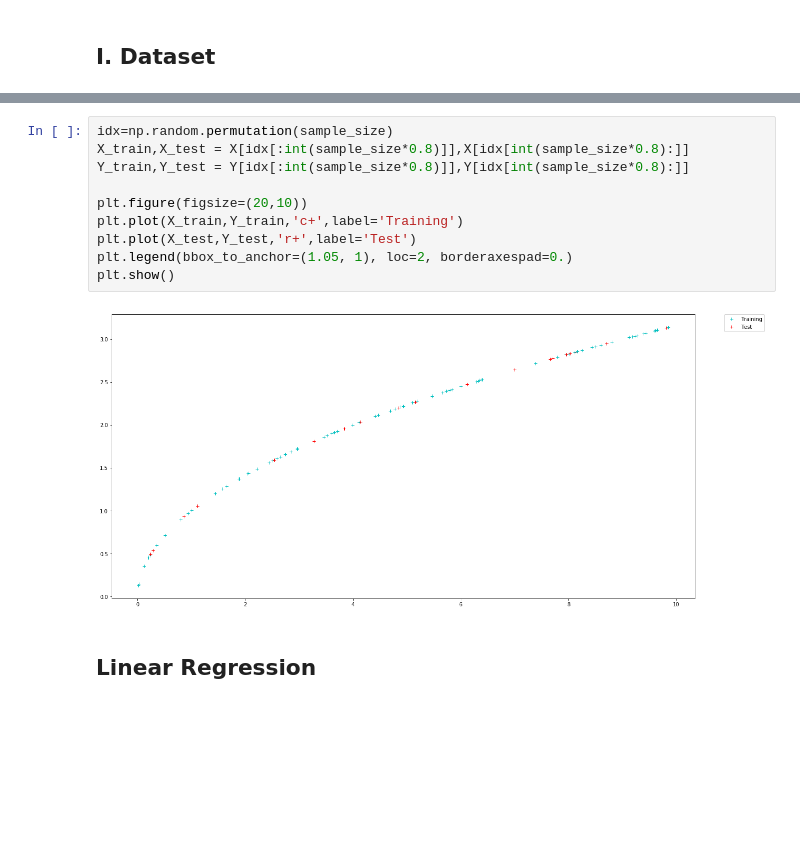
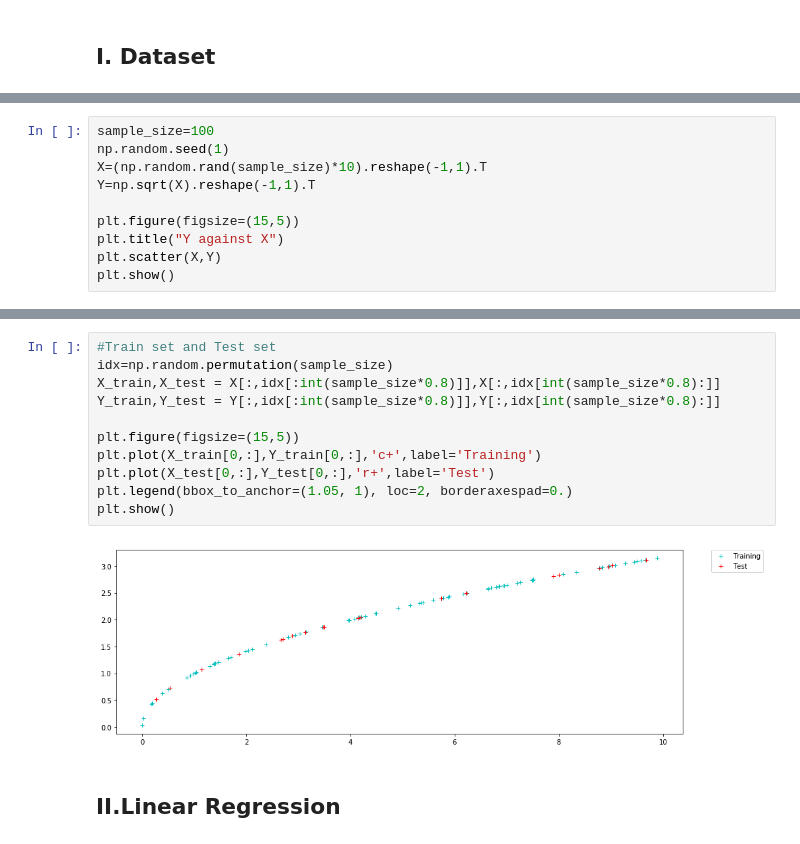
Before and after one commit to thaithai1/ML_from_scratch, a Jupyter notebook: LinearReg_run.ipynb, the cells around one changed output, grey strips where cells are left out. Cells and saved outputs as stored; diff of their text form; blank space fills up the shorter version.

Commit message:
Linear Reg training + plot - LinearReg_run finished - add utils

```diff
--- a/LinearReg_run.ipynb
+++ b/LinearReg_run.ipynb
@@ -18,0 +10,10 @@ plt.show()
+# %%
+sample_size=100
+np.random.seed(1)
+X=(np.random.rand(sample_size)*10).reshape(-1,1).T
+Y=np.sqrt(X).reshape(-1,1).T
+
+plt.figure(figsize=(15,5))
+plt.title("Y against X")
+plt.scatter(X,Y)
+plt.show()
@@ -19,14 +22,15 @@ plt.show()
 # %%
+#Train set and Test set
 idx=np.random.permutation(sample_size)
-X_train,X_test = X[idx[:int(sample_size*0.8)]],X[idx[int(sample_size*0.8):]]
-Y_train,Y_test = Y[idx[:int(sample_size*0.8)]],Y[idx[int(sample_size*0.8):]]
+X_train,X_test = X[:,idx[:int(sample_size*0.8)]],X[:,idx[int(sample_size*0.8):]]
+Y_train,Y_test = Y[:,idx[:int(sample_size*0.8)]],Y[:,idx[int(sample_size*0.8):]]
 
-plt.figure(figsize=(20,10))
-plt.plot(X_train,Y_train,'c+',label='Training')
-plt.plot(X_test,Y_test,'r+',label='Test')
+plt.figure(figsize=(15,5))
+plt.plot(X_train[0,:],Y_train[0,:],'c+',label='Training')
+plt.plot(X_test[0,:],Y_test[0,:],'r+',label='Test')
 plt.legend(bbox_to_anchor=(1.05, 1), loc=2, borderaxespad=0.)
 plt.show()
 # %% [output]
-[figure, old version]
+[figure, new version]
 # %% [markdown]
-## Linear Regression
+## II.Linear Regression
```
Also changed, not shown: parts of 7 cells of this notebook, 3 other files.
